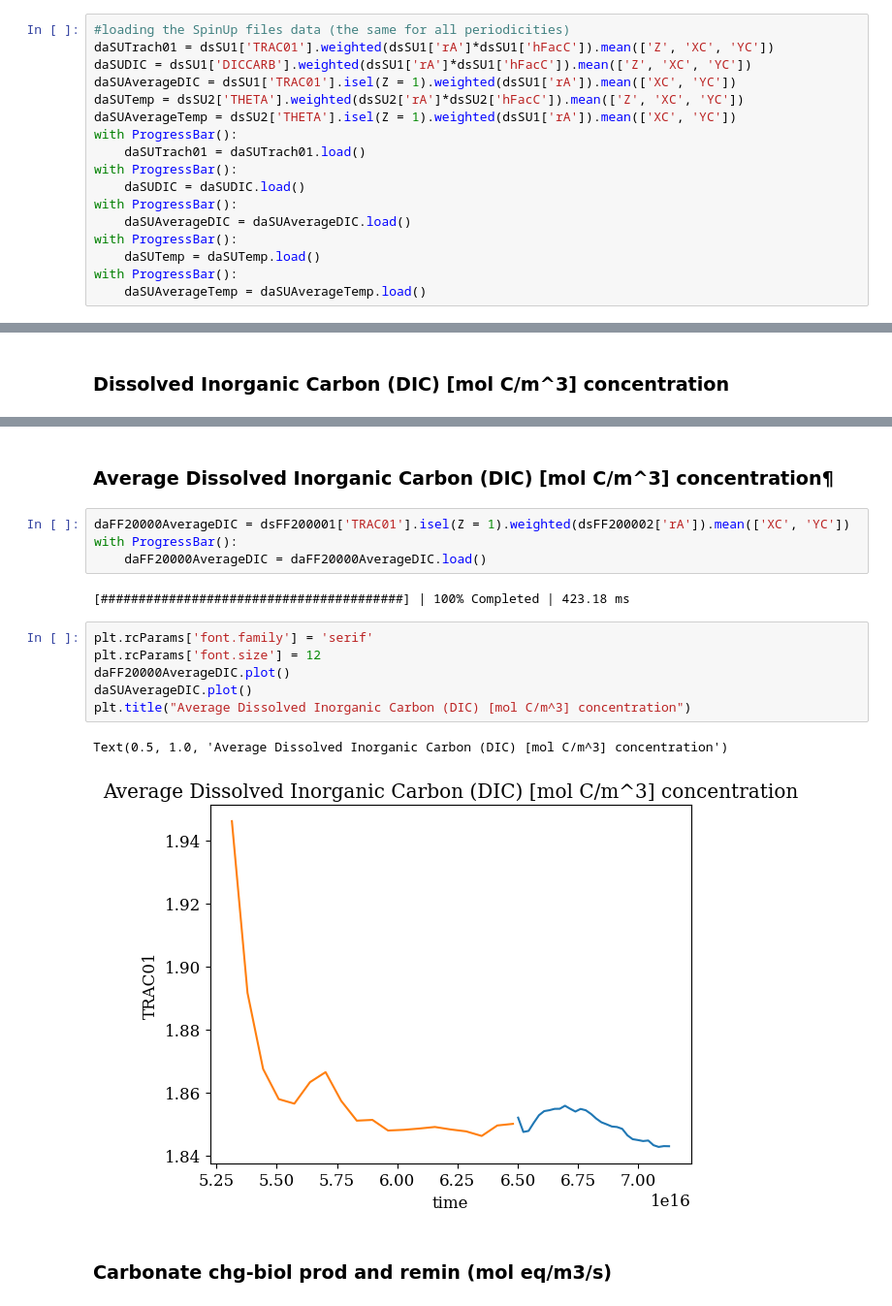
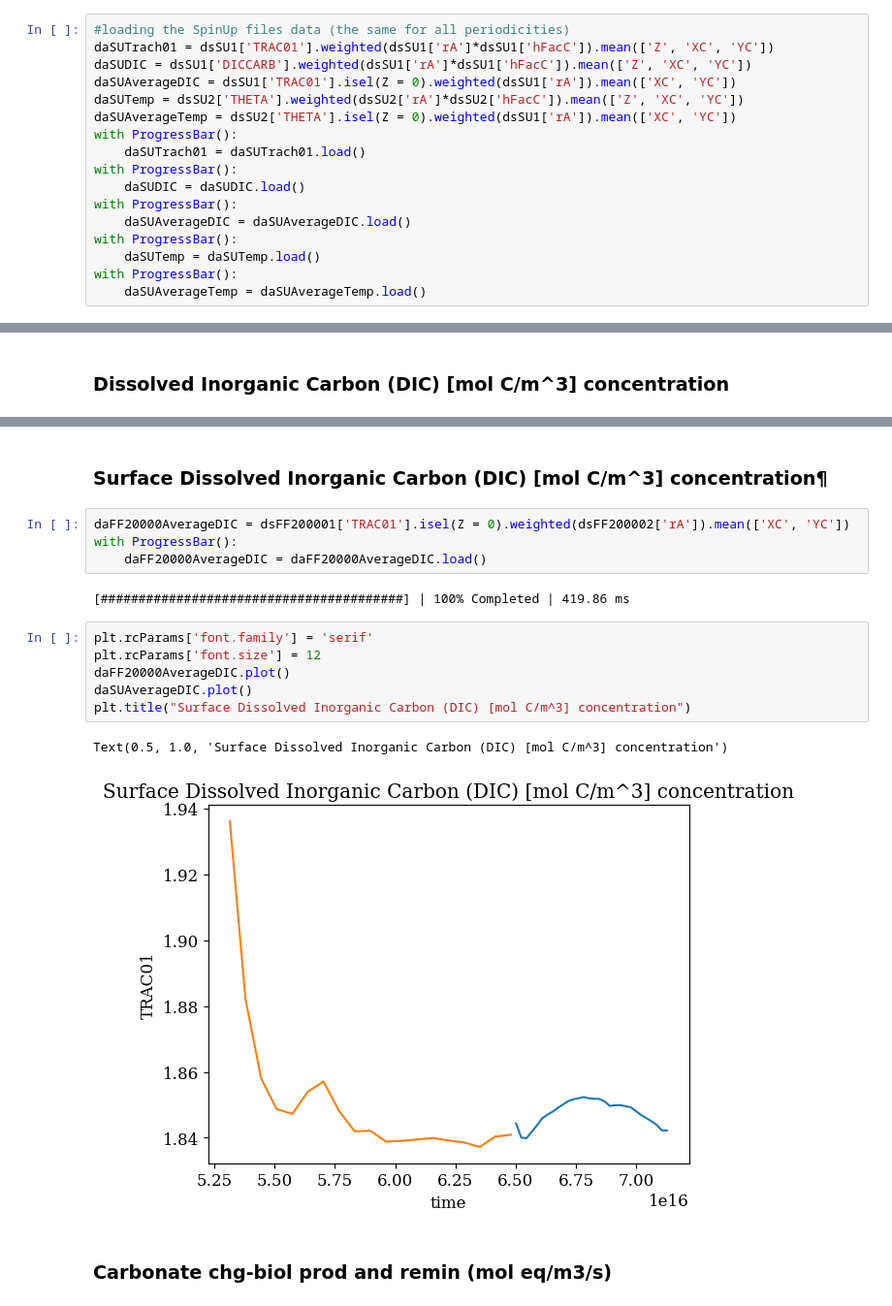
Before and after one commit to ulafilipowicz/SpinUp_Comparison, a Jupyter notebook: SpinUp_FirstFourRuns_20000yrs.ipynb, the cells around one changed output, grey strips where cells are left out. Shown at 97% size. Cells and saved outputs as stored; diff of their text form.

```diff
--- a/SpinUp_FirstFourRuns_20000yrs.ipynb
+++ b/SpinUp_FirstFourRuns_20000yrs.ipynb
@@ -40,9 +40,9 @@ dsFF200002 = xmitgcm.open_mdsdataset(data_FirstFour20000, prefix = "DiagPhys")
 #loading the SpinUp files data (the same for all periodicities)
 daSUTrach01 = dsSU1['TRAC01'].weighted(dsSU1['rA']*dsSU1['hFacC']).mean(['Z', 'XC', 'YC'])
 daSUDIC = dsSU1['DICCARB'].weighted(dsSU1['rA']*dsSU1['hFacC']).mean(['Z', 'XC', 'YC'])
-daSUAverageDIC = dsSU1['TRAC01'].isel(Z = 1).weighted(dsSU1['rA']).mean(['XC', 'YC'])
+daSUAverageDIC = dsSU1['TRAC01'].isel(Z = 0).weighted(dsSU1['rA']).mean(['XC', 'YC'])
 daSUTemp = dsSU2['THETA'].weighted(dsSU2['rA']*dsSU2['hFacC']).mean(['Z', 'XC', 'YC'])
-daSUAverageTemp = dsSU2['THETA'].isel(Z = 1).weighted(dsSU1['rA']).mean(['XC', 'YC'])
+daSUAverageTemp = dsSU2['THETA'].isel(Z = 0).weighted(dsSU1['rA']).mean(['XC', 'YC'])
 with ProgressBar():
     daSUTrach01 = daSUTrach01.load()
 with ProgressBar():
@@ -81,20 +81,20 @@ Text(0.5, 1.0, 'Dissolved Inorganic Carbon (DIC) [mol C/m^3] concentration')
 # %% [markdown]
-### Average Dissolved Inorganic Carbon (DIC) [mol C/m^3] concentration¶
+### Surface Dissolved Inorganic Carbon (DIC) [mol C/m^3] concentration¶
 # %%
-daFF20000AverageDIC = dsFF200001['TRAC01'].isel(Z = 1).weighted(dsFF200002['rA']).mean(['XC', 'YC'])
+daFF20000AverageDIC = dsFF200001['TRAC01'].isel(Z = 0).weighted(dsFF200002['rA']).mean(['XC', 'YC'])
 with ProgressBar():
     daFF20000AverageDIC = daFF20000AverageDIC.load()
 # %% [output]
-[########################################] | 100% Completed | 423.18 ms
+[########################################] | 100% Completed | 419.86 ms
 # %%
 plt.rcParams['font.family'] = 'serif'
 plt.rcParams['font.size'] = 12
 daFF20000AverageDIC.plot()
 daSUAverageDIC.plot()
-plt.title("Average Dissolved Inorganic Carbon (DIC) [mol C/m^3] concentration")
+plt.title("Surface Dissolved Inorganic Carbon (DIC) [mol C/m^3] concentration")
 # %% [output]
-Text(0.5, 1.0, 'Average Dissolved Inorganic Carbon (DIC) [mol C/m^3] concentration')
+Text(0.5, 1.0, 'Surface Dissolved Inorganic Carbon (DIC) [mol C/m^3] concentration')
-[figure, old version]
+[figure, new version]
 # %% [markdown]
 ### Carbonate chg-biol prod and remin (mol eq/m3/s)
 # %%
```
Also changed, not shown: parts of 10 cells of this notebook, 3 other files.
